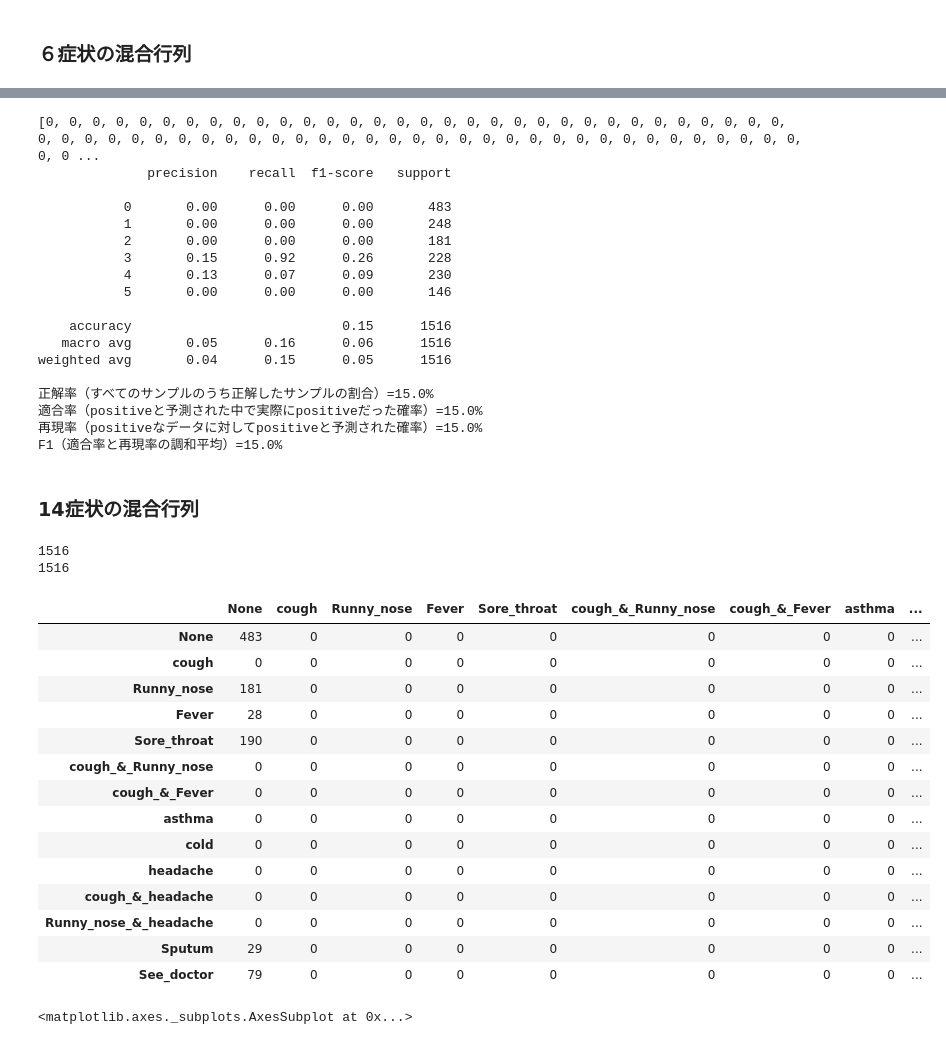
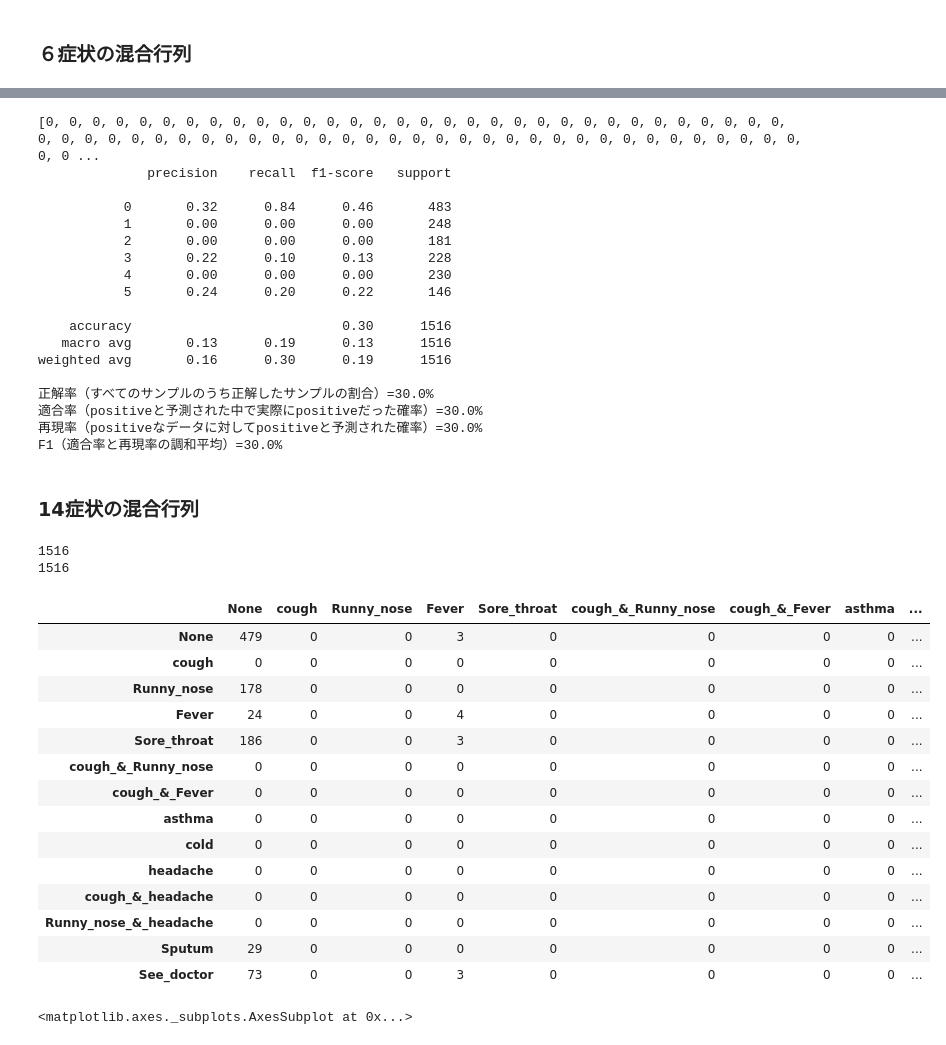
Before and after one commit to tuk19/NLP_BERT, a Jupyter notebook: Clinical_reasoning.ipynb, the cells around one changed output, grey strips where cells are left out. Cells and saved outputs as stored; diff of their text form; code cells hidden in the pictures.

```diff
--- a/Clinical_reasoning.ipynb
+++ b/Clinical_reasoning.ipynb
@@ -388,11 +414,12 @@ else:
 # vocab.txt 変更データ
 y_true =[]
 y_pred =[]
-# df = pd.read_csv("/content/drive/My Drive/Colab Notebooks/my_bert/data/predicted_test_negaposhi .csv", engine="python", encoding="utf-8-sig")
-# df = pd.read_csv("/content/drive/MyDrive/Colab Notebooks/BERT/clinical_reasoning/NLP_BERT/data/predicted/clinical_reasoning_test_predicted_data_202201291922.csv", engine="python", encoding="utf-8-sig")
 
-df = pd.read_csv("/content/drive/MyDrive/Colab Notebooks/BERT/clinical_reasoning/NLP_BERT/data/predicted/predicted_test_1epochs_2value20220203212005.csv", engine="python", encoding="utf-8-sig")
+# セーブしてあるデータを使用
+# df = pd.read_csv("/content/drive/MyDrive/Colab Notebooks/BERT/clinical_reasoning/NLP_BERT/data/predicted/predicted_test_1epochs_2value20220203212005.csv", engine="python", encoding="utf-8-sig")
 
+# 直前にセーブしたデータを使用
+df = pd.read_csv(save_csv_path, engine="python", encoding="utf-8-sig")
 
 for index, row in df.iterrows():
     if row['LABEL'] == 0:
@@ -440,8 +467,11 @@ from sklearn.metrics import classification_report
 y_true =[]
 y_pred =[]
 
-df = pd.read_csv("/content/drive/MyDrive/Colab Notebooks/BERT/clinical_reasoning/NLP_BERT/data/predicted/predicted_test_1epochs_2value20220203212005.csv", engine="python", encoding="utf-8-sig")
+# セーブしてあるデータを使用
+# df = pd.read_csv("/content/drive/MyDrive/Colab Notebooks/BERT/clinical_reasoning/NLP_BERT/data/predicted/predicted_test_1epochs_2value20220203212005.csv", engine="python", encoding="utf-8-sig")
 
+# 直前にセーブしたデータを使用
+df = pd.read_csv(save_csv_path, engine="python", encoding="utf-8-sig")
 
 for index, row in df.iterrows():
     y_true.append(row["LABEL"])
@@ -475,7 +505,13 @@ F1（適合率と再現率の調和平均）=68.0%
 
 y_true =[]
 y_pred =[]
-df = pd.read_csv("/content/drive/MyDrive/Colab Notebooks/BERT/clinical_reasoning/NLP_BERT/data/predicted/predicted_test_1epochs_6value20220203221940.csv", engine="python", encoding="utf-8-sig")
+
+# セーブしてあるデータを使用
+# df = pd.read_csv("/content/drive/MyDrive/Colab Notebooks/BERT/clinical_reasoning/NLP_BERT/data/predicted/predicted_test_1epochs_6value20220203221940.csv", engine="python", encoding="utf-8-sig")
+
+# 直前にセーブしたデータを使用
+df = pd.read_csv(save_csv_path, engine="python", encoding="utf-8-sig")
+
 for index, row in df.iterrows():
     if row['LABEL'] == 0:
         y_true.append("None")
@@ -540,8 +576,13 @@ sns.heatmap(cm, cmap='Reds')
 from sklearn.metrics import classification_report
 y_true =[]
 y_pred =[]
-df = pd.read_csv("/content/drive/MyDrive/Colab Notebooks/BERT/clinical_reasoning/NLP_BERT/data/predicted/predicted_test_1epochs_6value20220203221940.csv", engine="python", encoding="utf-8-sig")
-# df = pd.read_csv("/content/drive/My Drive/Colab Notebooks/my_bert/data/predicted_test .csv", engine="python", encoding="utf-8-sig")
+
+# セーブしてあるデータを使用
+# df = pd.read_csv("/content/drive/MyDrive/Colab Notebooks/BERT/clinical_reasoning/NLP_BERT/data/predicted/predicted_test_1epochs_6value20220203221940.csv", engine="python", encoding="utf-8-sig")
+
+# 直前にセーブしたデータを使用
+df = pd.read_csv(save_csv_path, engine="python", encoding="utf-8-sig")
+
 for index, row in df.iterrows():
     y_true.append(row["LABEL"])
     y_pred.append(row["PREDICT"])
@@ -556,21 +597,21 @@ print("F1（適合率と再現率の調和平均）={}%".format((round(f1_score(
 [0, 0, 0, 0, 0, 0, 0, 0, 0, 0, 0, 0, 0, 0, 0, 0, 0, 0, 0, 0, 0, 0, 0, 0, 0, 0, 0, 0, 0, 0, 0, 0, 0, 0, 0, 0, 0, 0, 0, 0, 0, 0, 0, 0, 0, 0, 0, 0, 0, 0, 0, 0, 0, 0, 0, 0, 0, 0, 0, 0, 0, 0, 0, 0, 0, 0, 0 ...
               precision    recall  f1-score   support
 
-           0       0.00      0.00      0.00       483
+           0       0.32      0.84      0.46       483
            1       0.00      0.00      0.00       248
            2       0.00      0.00      0.00       181
-           3       0.15      0.92      0.26       228
-           4       0.13      0.07      0.09       230
-           5       0.00      0.00      0.00       146
+           3       0.22      0.10      0.13       228
+           4       0.00      0.00      0.00       230
+           5       0.24      0.20      0.22       146
 
-    accuracy                           0.15      1516
-   macro avg       0.05      0.16      0.06      1516
-weighted avg       0.04      0.15      0.05      1516
+    accuracy                           0.30      1516
+   macro avg       0.13      0.19      0.13      1516
+weighted avg       0.16      0.30      0.19      1516
 
-正解率（すべてのサンプルのうち正解したサンプルの割合）=15.0%
-適合率（positiveと予測された中で実際にpositiveだった確率）=15.0%
-再現率（positiveなデータに対してpositiveと予測された確率）=15.0%
-F1（適合率と再現率の調和平均）=15.0%
+正解率（すべてのサンプルのうち正解したサンプルの割合）=30.0%
+適合率（positiveと予測された中で実際にpositiveだった確率）=30.0%
+再現率（positiveなデータに対してpositiveと予測された確率）=30.0%
+F1（適合率と再現率の調和平均）=30.0%
 # %% [markdown]
 ### 14症状の混合行列
 # %%
@@ -578,7 +619,13 @@ F1（適合率と再現率の調和平均）=15.0%
 
 y_true =[]
 y_pred =[]
-df = pd.read_csv("/content/drive/MyDrive/Colab Notebooks/BERT/clinical_reasoning/NLP_BERT/data/predicted/predicted_test_1epochs_14value20220203223355.csv", engine="python", encoding="utf-8-sig")
+
+# セーブしてあるデータを使用
+# df = pd.read_csv("/content/drive/MyDrive/Colab Notebooks/BERT/clinical_reasoning/NLP_BERT/data/predicted/predicted_test_1epochs_14value20220203223355.csv", encoding="utf-8-sig")
+
+# 直前にセーブしたデータを使用
+df = pd.read_csv(save_csv_path, engine="python", encoding="utf-8-sig")
+
 for index, row in df.iterrows():
     if row['LABEL'] == 0:
         y_true.append("None")
@@ -633,38 +680,38 @@ for index, row in df.iterrows():
         y_pred.append("cough_&_headache")
     if row['PREDICT'] ==11:
         y_pred.append("Runny_nose_&_headache")
     if row['PREDICT'] ==12:
         y_pred.append("Sputum")
     if row['PREDICT'] ==13:
         y_pred.append("See_doctor")
 
 
 print(len(y_true))
 print(len(y_pred))
 
 
 # 混同行列(confusion matrix)の取得
 labels = ["None", "cough", "Runny_nose", "Fever", "Sore_throat",
           "cough_&_Runny_nose", "cough_&_Fever", "asthma", "cold",
           "headache", "cough_&_headache", "Runny_nose_&_headache",
           "Sputum", "See_doctor"]
 from sklearn.metrics import confusion_matrix
 cm = confusion_matrix(y_true, y_pred, labels=labels)
 
 # データフレームに変換
 cm_labeled = pd.DataFrame(cm, columns=labels, index=labels)
 
 # 結果の表示
 cm_labeled
 # %% [output]
 1516
 1516
 |  | None | cough | Runny_nose | Fever | Sore_throat | cough_&_Runny_nose | cough_&_Fever | asthma | ... |
-| None | 483 | 0 | 0 | 0 | 0 | 0 | 0 | 0 | ... |
+| None | 479 | 0 | 0 | 3 | 0 | 0 | 0 | 0 | ... |
 | cough | 0 | 0 | 0 | 0 | 0 | 0 | 0 | 0 | ... |
-| Runny_nose | 181 | 0 | 0 | 0 | 0 | 0 | 0 | 0 | ... |
-| Fever | 28 | 0 | 0 | 0 | 0 | 0 | 0 | 0 | ... |
-| Sore_throat | 190 | 0 | 0 | 0 | 0 | 0 | 0 | 0 | ... |
+| Runny_nose | 178 | 0 | 0 | 0 | 0 | 0 | 0 | 0 | ... |
+| Fever | 24 | 0 | 0 | 4 | 0 | 0 | 0 | 0 | ... |
+| Sore_throat | 186 | 0 | 0 | 3 | 0 | 0 | 0 | 0 | ... |
 | cough_&_Runny_nose | 0 | 0 | 0 | 0 | 0 | 0 | 0 | 0 | ... |
 | cough_&_Fever | 0 | 0 | 0 | 0 | 0 | 0 | 0 | 0 | ... |
 | asthma | 0 | 0 | 0 | 0 | 0 | 0 | 0 | 0 | ... |
@@ -673,7 +720,7 @@ cm_labeled
 | cough_&_headache | 0 | 0 | 0 | 0 | 0 | 0 | 0 | 0 | ... |
 | Runny_nose_&_headache | 0 | 0 | 0 | 0 | 0 | 0 | 0 | 0 | ... |
 | Sputum | 29 | 0 | 0 | 0 | 0 | 0 | 0 | 0 | ... |
-| See_doctor | 79 | 0 | 0 | 0 | 0 | 0 | 0 | 0 | ... |
+| See_doctor | 73 | 0 | 0 | 3 | 0 | 0 | 0 | 0 | ... |
 # %%
 import seaborn as sns
 import matplotlib.pyplot as plt
```
Also changed, not shown: parts of 17 cells of this notebook.
